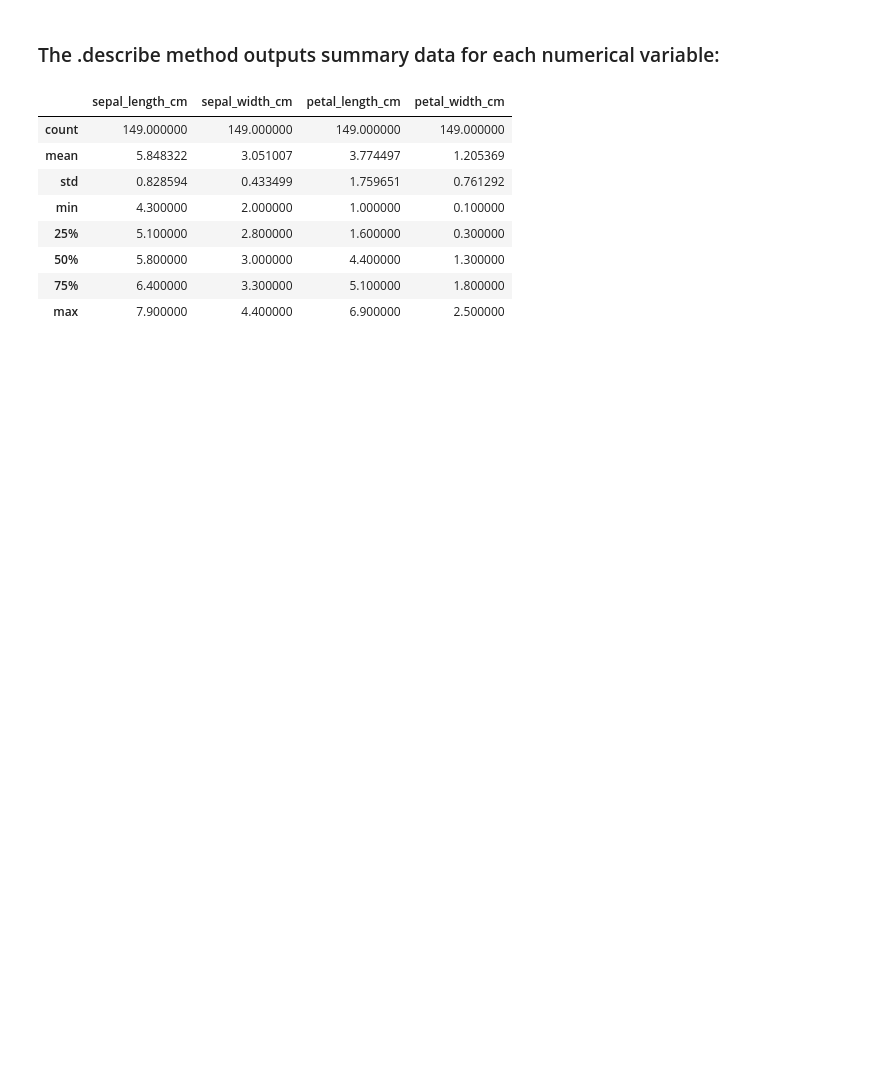
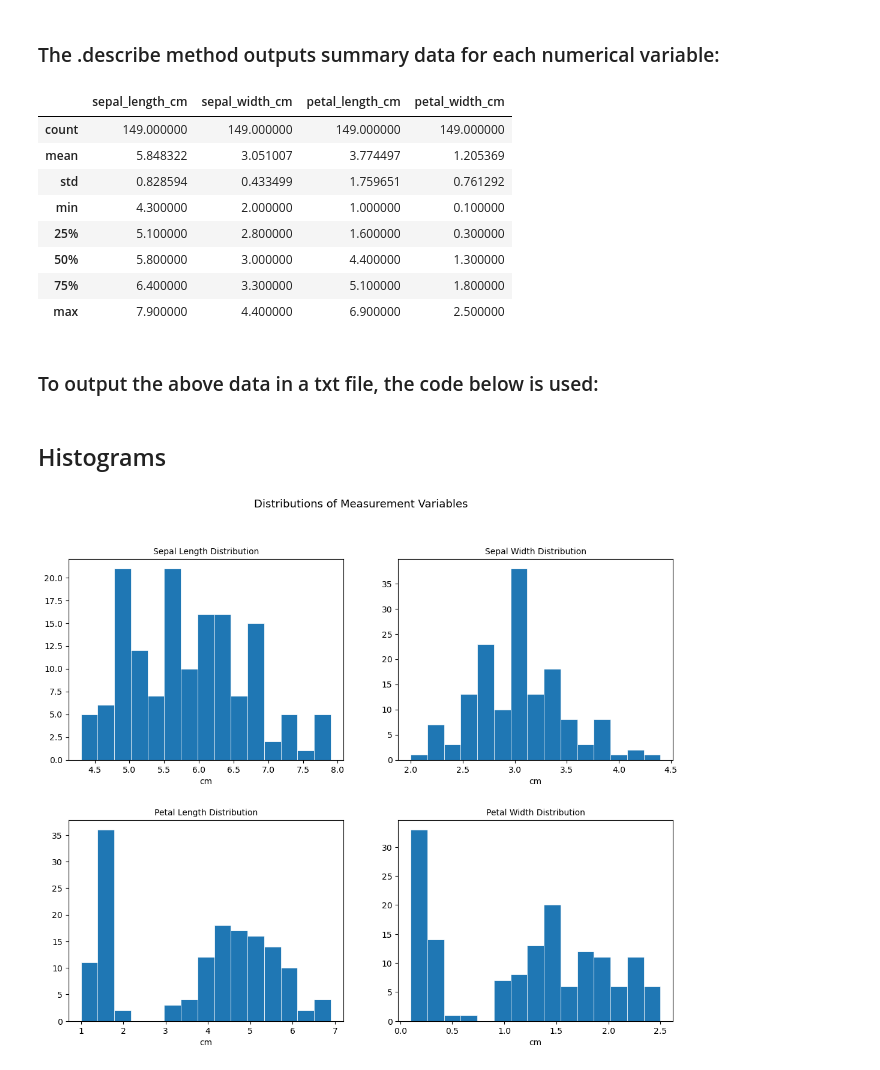
Before and after one commit to PaulShox/pands-project, a Jupyter notebook: analysis.ipynb, the cells around one changed output. Drawn from its saved outputs; the diff is of its cells as text; code cells hidden in the pictures; blank space fills up the shorter version.

```diff
--- a/analysis.ipynb
+++ b/analysis.ipynb
@@ -68,3 +70,5 @@ iris.describe()
 | 50% | 5.800000 | 3.000000 | 4.400000 | 1.300000 |
 | 75% | 6.400000 | 3.300000 | 5.100000 | 1.800000 |
 | max | 7.900000 | 4.400000 | 6.900000 | 2.500000 |
+# %% [markdown]
+### To output the above data in a txt file, the code below is used:
@@ -70,0 +81,38 @@ iris.describe()
+# %% [markdown]
+## Histograms
+# %%
+# Assign variables to each of the dataset measurement variables
+sepal_l = iris['sepal_length_cm']
+sepal_w = iris['sepal_width_cm']
+petal_l = iris['petal_length_cm']
+petal_w = iris['petal_width_cm']
+
+# Use matplotlib to plot and style the figure that will house the histogram axes
+fig, axes = plt.subplots(nrows=2, ncols=2, figsize=(13, 10))
+plt.style.use('ggplot')
+plt.subplots_adjust(hspace=.3)
+
+# Generate, format, and title the histogram axes for each measurement variable
+axes[0, 0].hist(sepal_l, edgecolor='white', bins=15)
+axes[0, 0].set_title('Sepal Length Distribution', fontsize=10)
+axes[0, 0].set_xlabel('cm', fontsize=10)
+
+axes[0, 1].hist(sepal_w, edgecolor='white', bins=15)
+axes[0, 1].set_title('Sepal Width Distribution', fontsize=10)
+axes[0, 1].set_xlabel('cm', fontsize=10)
+
+axes[1, 0].hist(petal_l, edgecolor='white', bins=15)
+axes[1, 0].set_title('Petal Length Distribution', fontsize=10)
+axes[1, 0].set_xlabel('cm', fontsize=10)
+
+axes[1, 1].hist(petal_w, edgecolor='white', bins=15)
+axes[1, 1].set_title('Petal Width Distribution', fontsize=10)
+axes[1, 1].set_xlabel('cm', fontsize=10)
+
+# Generate a title for the overall figure
+fig.suptitle('Distributions of Measurement Variables', fontsize=13)
+
+# Save a copy of the histograms as a png file
+plt.savefig('histogram.png')
+# %% [output]
+[figure, added]
```
Also changed, not shown: parts of 2 cells of this notebook, 3 other files.
